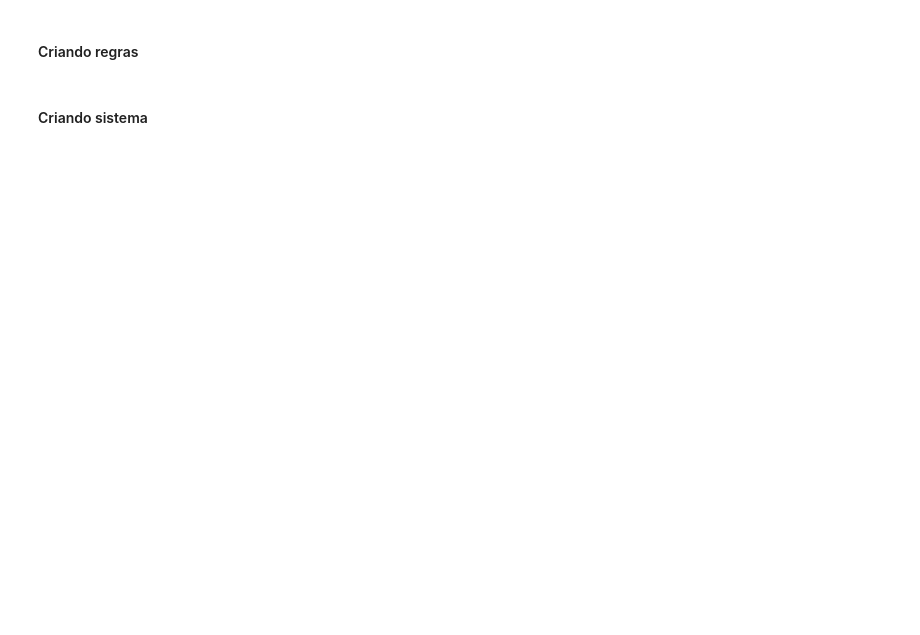
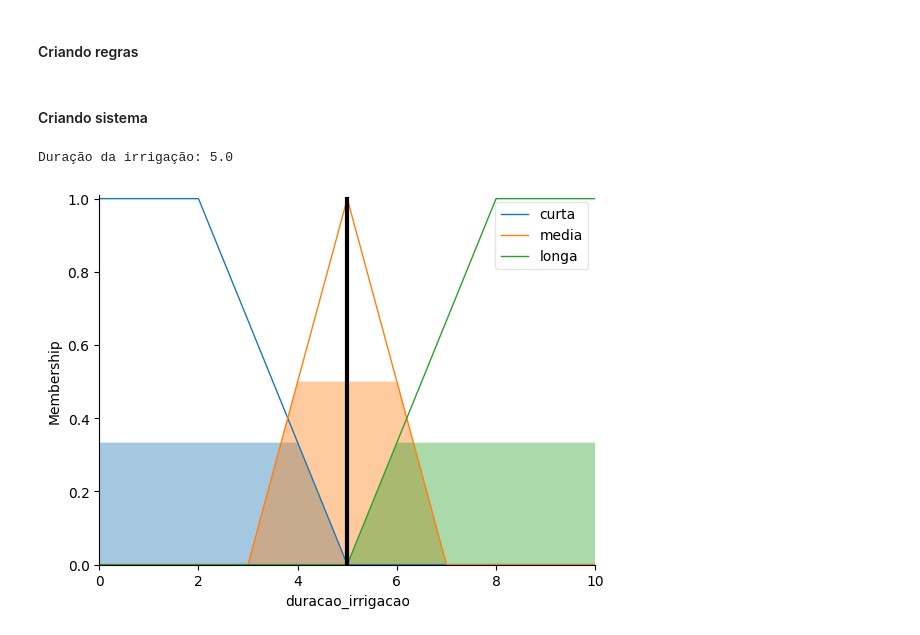
Before and after one commit to matheusAFONSECA/C210, a Jupyter notebook: Aula13/AtividadeFuzzy/Atividade_Fuzzy.ipynb, the cells around one changed output. Cells and saved outputs as stored; diff of their text form; code cells hidden in the pictures; blank space fills up the shorter version.

```diff
--- a/Aula13/AtividadeFuzzy/Atividade_Fuzzy.ipynb
+++ b/Aula13/AtividadeFuzzy/Atividade_Fuzzy.ipynb
@@ -52,4 +96,36 @@ O técnico montou um conjunto de regras para fazer a inferência de seu sistema:
 # %% [markdown]
 #### Criando regras
+# %%
+# Definindo as regras
+regra1 = control.Rule(umidade_solo['baixa'] & temperatura_ar['baixa'], duracao_irrigacao['media'])
+regra2 = control.Rule(umidade_solo['baixa'] & temperatura_ar['media'], duracao_irrigacao['longa'])
+regra3 = control.Rule(umidade_solo['baixa'] & temperatura_ar['alta'], duracao_irrigacao['longa'])
+regra4 = control.Rule(umidade_solo['media'] & temperatura_ar['baixa'], duracao_irrigacao['curta'])
+regra5 = control.Rule(umidade_solo['media'] & temperatura_ar['media'], duracao_irrigacao['media'])
+regra6 = control.Rule(umidade_solo['media'] & temperatura_ar['alta'], duracao_irrigacao['longa'])
+regra7 = control.Rule(umidade_solo['alta'] & temperatura_ar['baixa'], duracao_irrigacao['curta'])
+regra8 = control.Rule(umidade_solo['alta'] & temperatura_ar['media'], duracao_irrigacao['curta'])
+regra9 = control.Rule(umidade_solo['alta'] & temperatura_ar['alta'], duracao_irrigacao['media'])
 # %% [markdown]
 #### Criando sistema
+# %%
+# Criando o sistema de controle fuzzy
+sistema_controle = control.ControlSystem([regra1, regra2, regra3, regra4, regra5, regra6, regra7, regra8, regra9])
+
+# Criando a simulação do sistema de controle
+simulacao = control.ControlSystemSimulation(sistema_controle)
+
+# Exemplo de uso
+# Ajustando valores de entrada
+simulacao.input['umidade_solo'] = 4     # Exemplo de valor para umidade do solo
+simulacao.input['temperatura_ar'] = 4   # Exemplo de valor para temperatura do ar
+
+# Realizando a simulação
+simulacao.compute()
+
+# Obtendo o resultado
+print(f"Duração da irrigação: {simulacao.output['duracao_irrigacao']}")
+duracao_irrigacao.view(sim=simulacao)
+# %% [output]
+Duração da irrigação: 5.0
+[figure, added]
```
Also changed, not shown: parts of 4 cells of this notebook.
